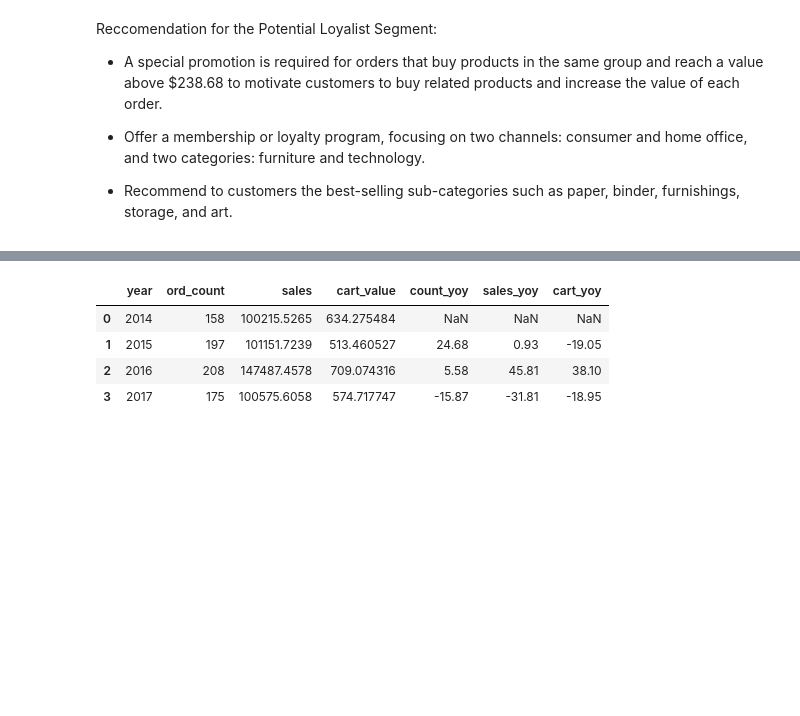
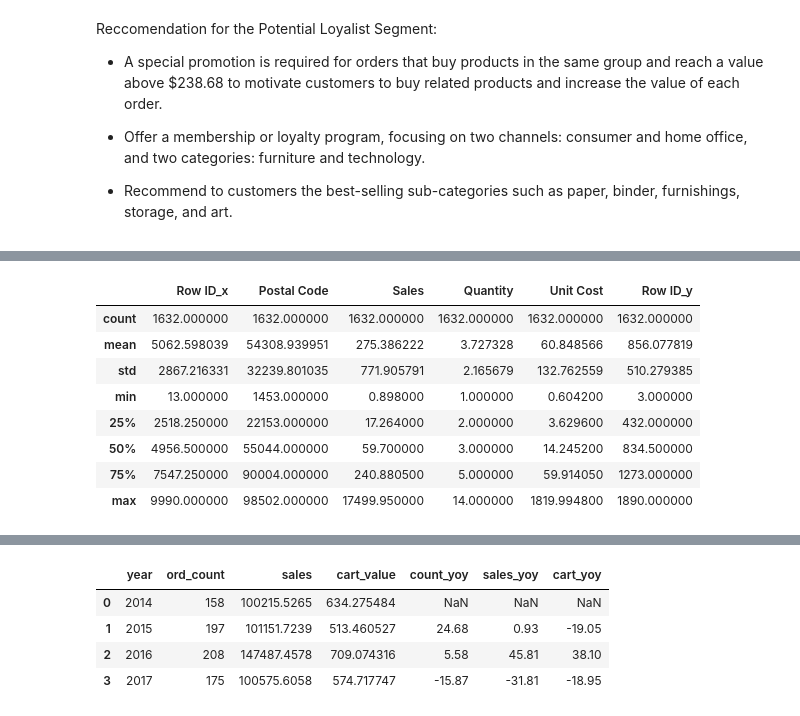
Before and after one commit to MinhAnh99/Python_RFM_Analysis, a Jupyter notebook: MinhAnh_RFM_Analysis_Project.ipynb, the cells around one changed output, grey strips where cells are left out. Saved outputs shown, nothing was run; the diff lists cells and outputs as text; code cells hidden in the pictures; blank space fills up the shorter version.

```diff
--- a/MinhAnh_RFM_Analysis_Project.ipynb
+++ b/MinhAnh_RFM_Analysis_Project.ipynb
@@ -442,0 +463,12 @@ Reccomendation for the Potential Loyalist Segment:
+# %%
+risk.describe()
+# %% [output]
+|  | Row ID_x | Postal Code | Sales | Quantity | Unit Cost | Row ID_y |
+| count | 1632.000000 | 1632.000000 | 1632.000000 | 1632.000000 | 1632.000000 | 1632.000000 |
+| mean | 5062.598039 | 54308.939951 | 275.386222 | 3.727328 | 60.848566 | 856.077819 |
+| std | 2867.216331 | 32239.801035 | 771.905791 | 2.165679 | 132.762559 | 510.279385 |
+| min | 13.000000 | 1453.000000 | 0.898000 | 1.000000 | 0.604200 | 3.000000 |
+| 25% | 2518.250000 | 22153.000000 | 17.264000 | 2.000000 | 3.629600 | 432.000000 |
+| 50% | 4956.500000 | 55044.000000 | 59.700000 | 3.000000 | 14.245200 | 834.500000 |
+| 75% | 7547.250000 | 90004.000000 | 240.880500 | 5.000000 | 59.914050 | 1273.000000 |
+| max | 9990.000000 | 98502.000000 | 17499.950000 | 14.000000 | 1819.994800 | 1890.000000 |
```
Also changed, not shown: parts of 3 cells of this notebook.
